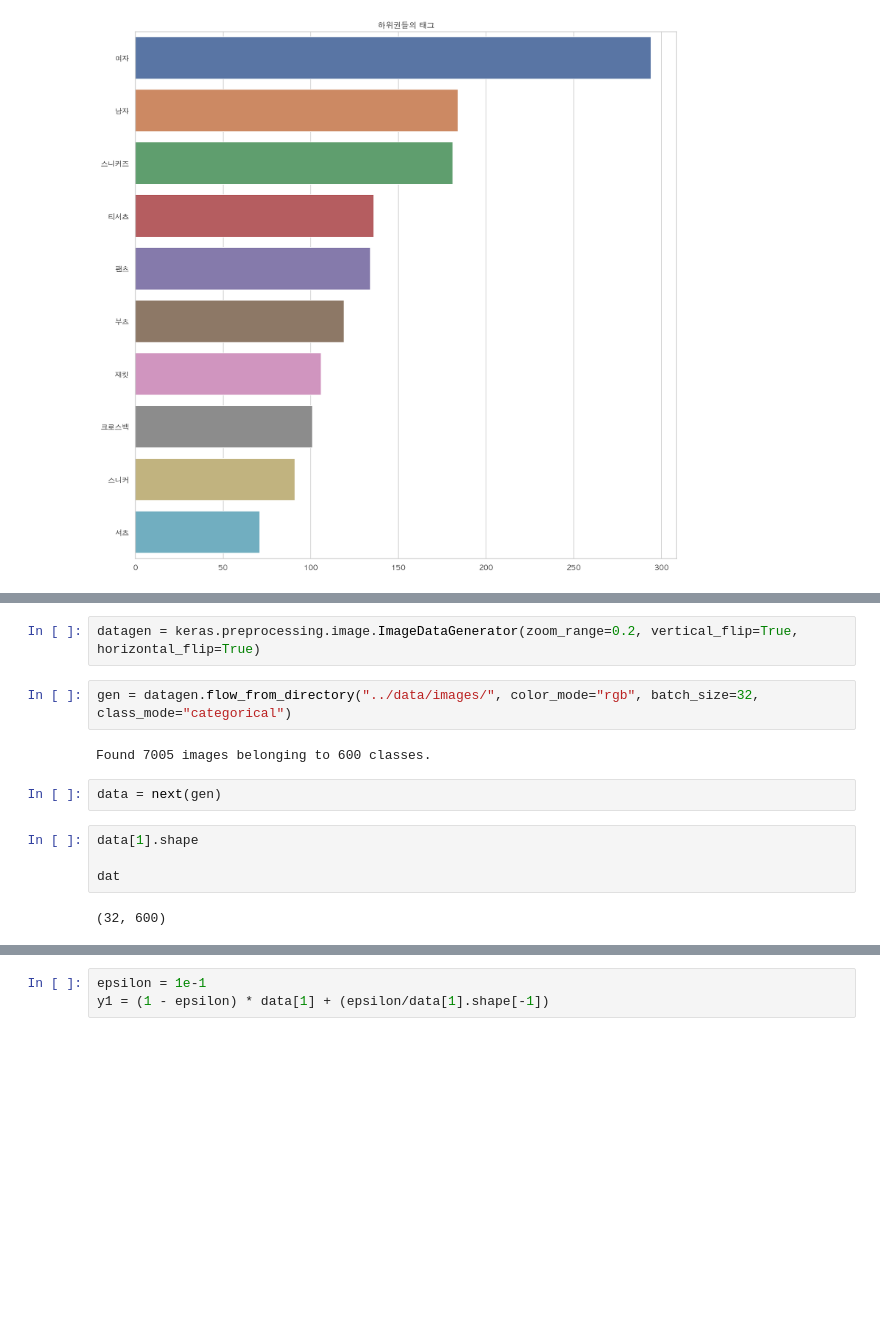
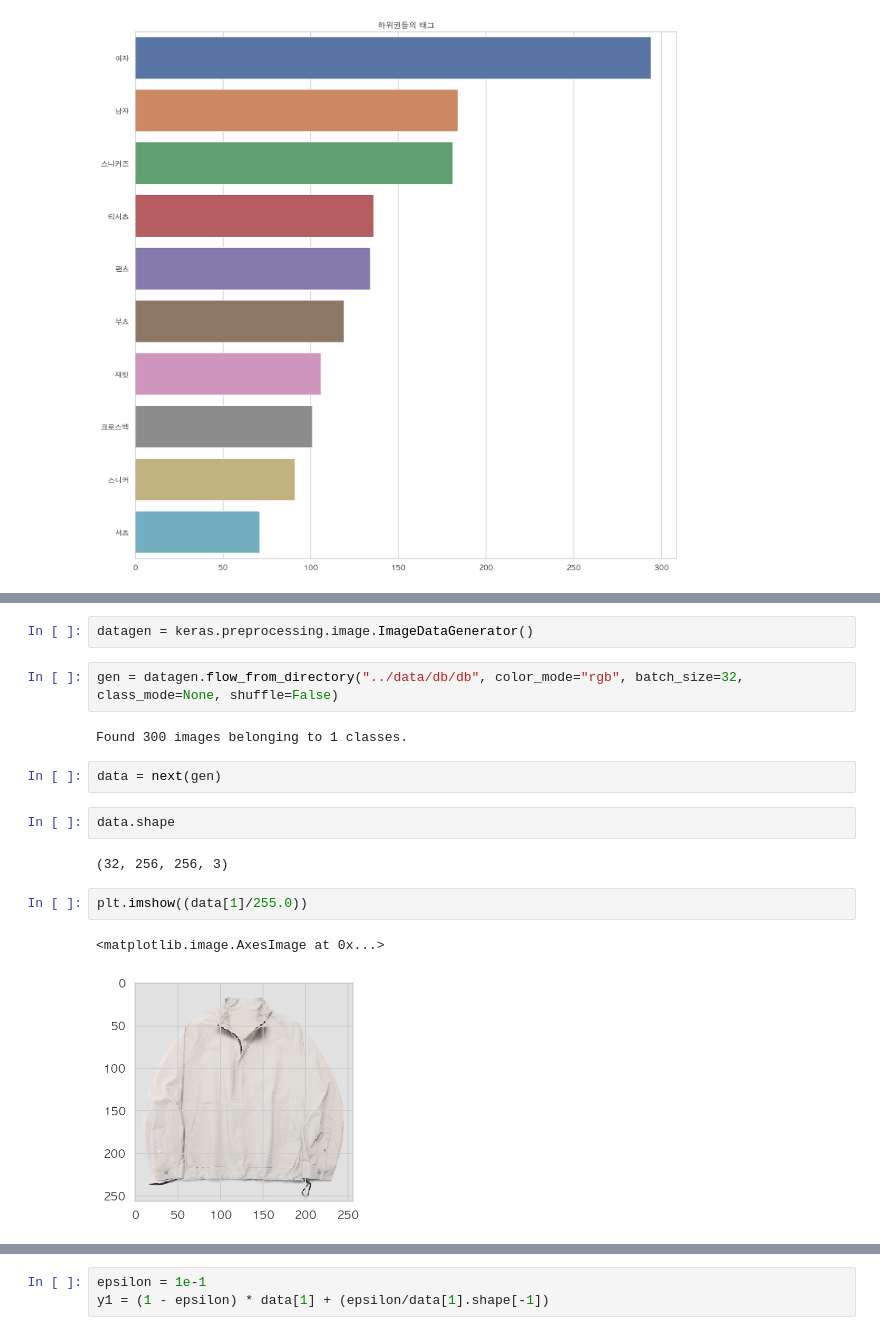
Before and after one commit to minus31/productRecommend, a Jupyter notebook: notebook/Tester.ipynb, the cells around one changed output, grey strips where cells are left out. Drawn from its saved outputs; the diff is of its cells as text; blank space fills up the shorter version.

```diff
--- a/notebook/Tester.ipynb
+++ b/notebook/Tester.ipynb
@@ -385,14 +385,17 @@ Using TensorFlow backend.
 # %%
-datagen = keras.preprocessing.image.ImageDataGenerator(zoom_range=0.2, vertical_flip=True, horizontal_flip=True)
+datagen = keras.preprocessing.image.ImageDataGenerator()
 # %%
-gen = datagen.flow_from_directory("../data/images/", color_mode="rgb", batch_size=32, class_mode="categorical")
+gen = datagen.flow_from_directory("../data/db/db", color_mode="rgb", batch_size=32, class_mode=None, shuffle=False)
 # %% [output]
-Found 7005 images belonging to 600 classes.
+Found 300 images belonging to 1 classes.
 # %%
 data = next(gen)
 # %%
-data[1].shape
-
-dat
+data.shape
 # %% [output]
-(32, 600)
+(32, 256, 256, 3)
+# %%
+plt.imshow((data[1]/255.0))
+# %% [output]
+<matplotlib.image.AxesImage at 0x...>
+[figure, added]
```
Also changed, not shown: parts of 9 cells of this notebook, 3 other files.
